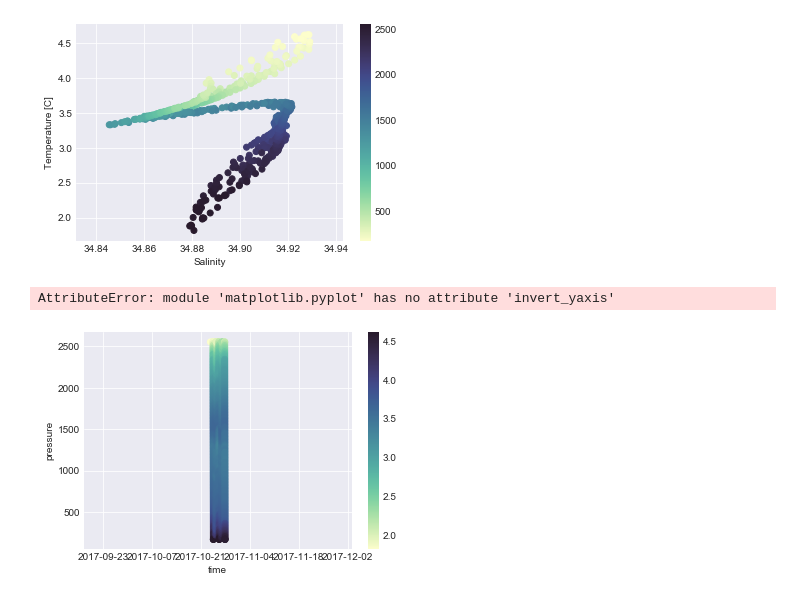
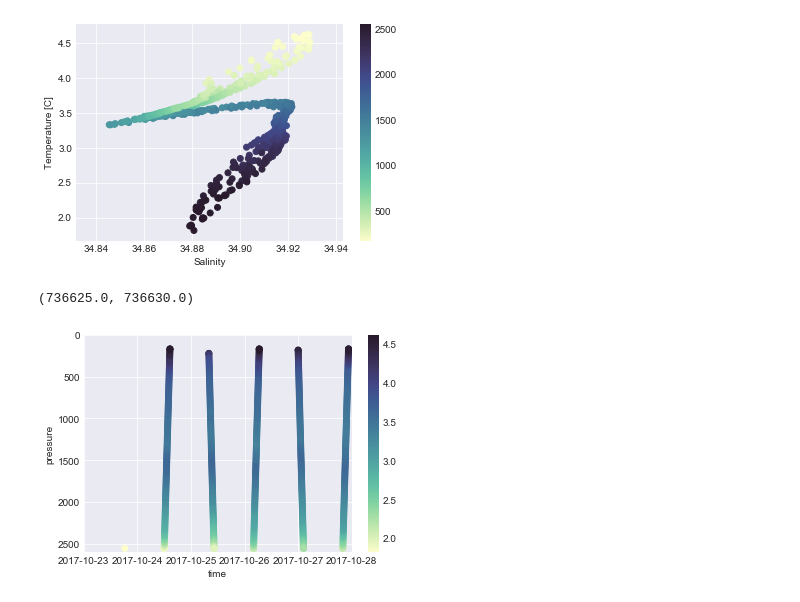
Before and after one commit to nlbeaird/OOI, a Jupyter notebook: OOI_play.ipynb, the cells around one changed output. Saved outputs shown, nothing was run; the diff lists cells and outputs as text; code cells hidden in the pictures.

Commit message:
update time plots

```diff
--- a/OOI_play.ipynb
+++ b/OOI_play.ipynb
@@ -211,9 +211,12 @@ Text(0,0.5,'Temperature [C]')
 # %%
 sc = plt.scatter(profiler.index, profiler.pressure, c = profiler.temperature, cmap=cmocean.cm.deep)
 
 plt.colorbar(sc)
 plt.xlabel('time')
 plt.ylabel('pressure')
+plt.ylim(2600, 0)
+# plt.axis('tight')
+plt.xlim(pd.Timestamp('2017-10-23'), pd.Timestamp('2017-10-28'))
 # %% [output]
-AttributeError: module 'matplotlib.pyplot' has no attribute 'invert_yaxis'
+(736625.0, 736630.0)
-[figure, old version]
+[figure, new version]
```
